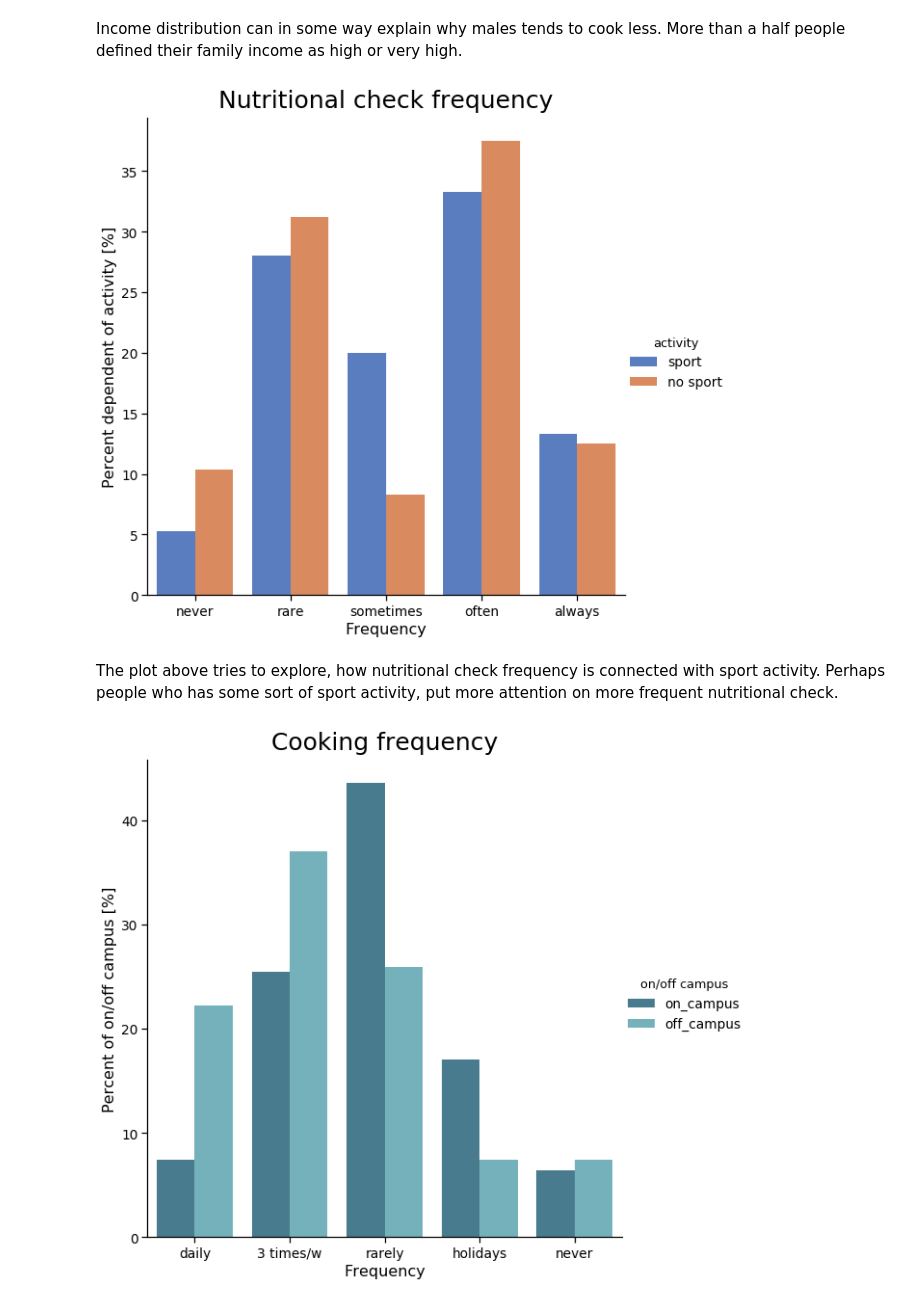
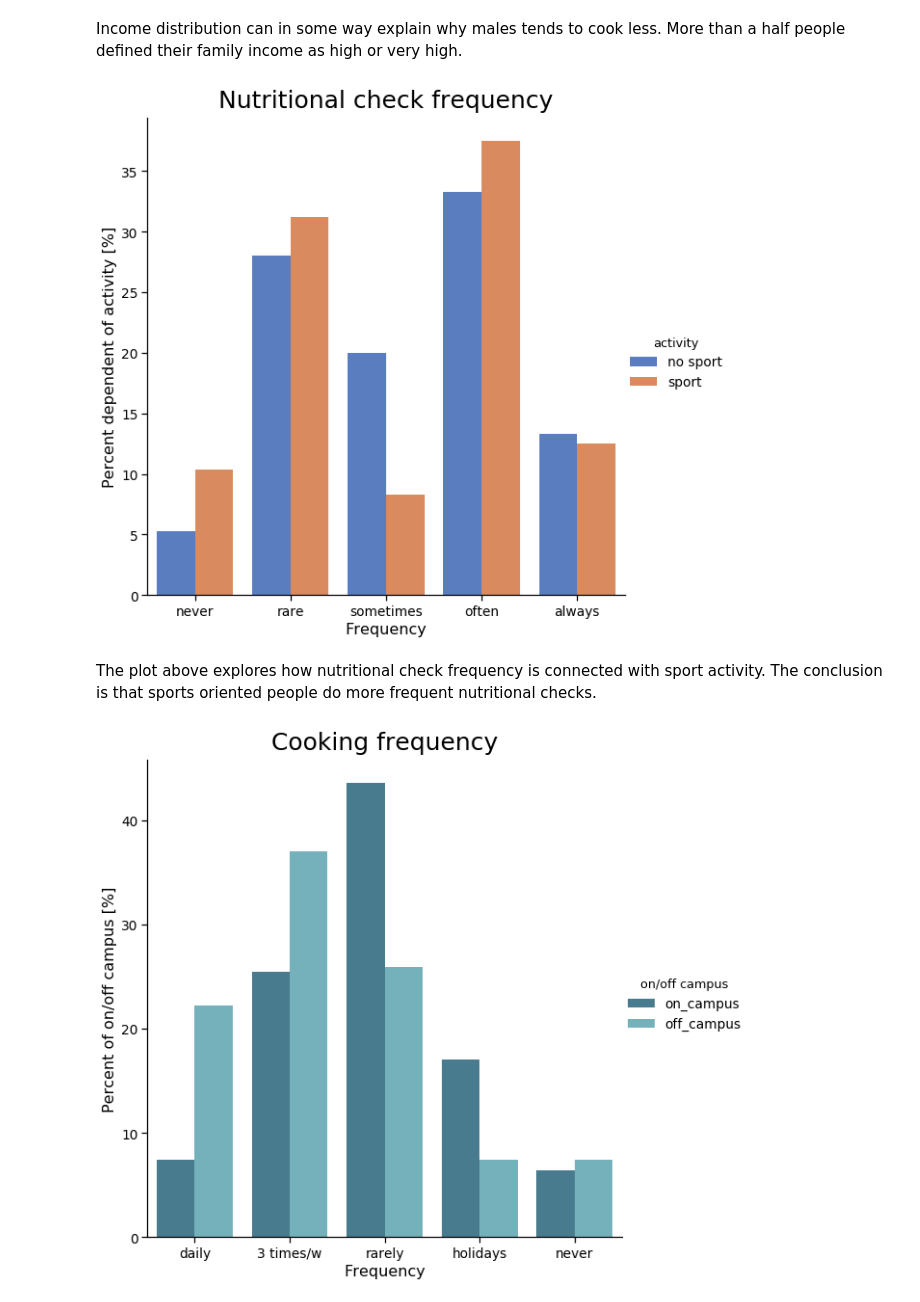
Before and after one commit to powerslider/ai_softuni, a Jupyter notebook: 02_Data_Science/Exam/EDA-Nutrient-Consumption-Eating-Habbits.ipynb, the cells around one changed output. Drawn from its saved outputs; the diff is of its cells as text; code cells hidden in the pictures.

```diff
--- a/02_Data_Science/Exam/EDA-Nutrient-Content-Consumption.ipynb
+++ b/02_Data_Science/Exam/EDA-Nutrient-Consumption-Eating-Habbits.ipynb
@@ -717,37 +725,37 @@ Income distribution can in some way explain why males tends to cook less. More t
 def plot_nutritional_check_frequency_per_sports_activity(dataset):
     # New category names
     labels = ['never', 'rare', 'sometimes', 'often', 'always']
 
     # Data preparation for plotting
     df_inc = prepare_category_data(
         data=dataset,
         x_var='nutritional_check',
         x_names=labels,
         hue_var='sports',
         hue_class='activity',
-        hue_names=['sport', 'no sport']
+        hue_names=['no sport', 'sport']
     )
 
     with sns.plotting_context(context='notebook', font_scale=1.25):
         sns.catplot(
             x='categories',
             y='percent',
             hue='activity',
             data=df_inc,
             kind='bar',
             palette='muted',
             height=8
         )
         # Plot labels
         plt.xlabel('Frequency', fontsize=16)
         plt.ylabel('Percent dependent of activity [%]', fontsize=16)
         plt.title('Nutritional check frequency', y=1.01, size=25)
 
 plot_nutritional_check_frequency_per_sports_activity(food_choices_data)
 # %% [output]
-[figure, old version]
+[figure, new version]
 # %% [markdown]
-The plot above tries to explore, how nutritional check frequency is connected with sport activity. Perhaps people who has some sort of sport activity, put more attention on more frequent nutritional check.
+The plot above explores how nutritional check frequency is connected with sport activity. The conclusion is that sports oriented people do more frequent nutritional checks.
 # %%
 def prepare_data_on_off_campus(dataset):
     # New category names
```
Also changed, not shown: parts of 19 cells of this notebook.
